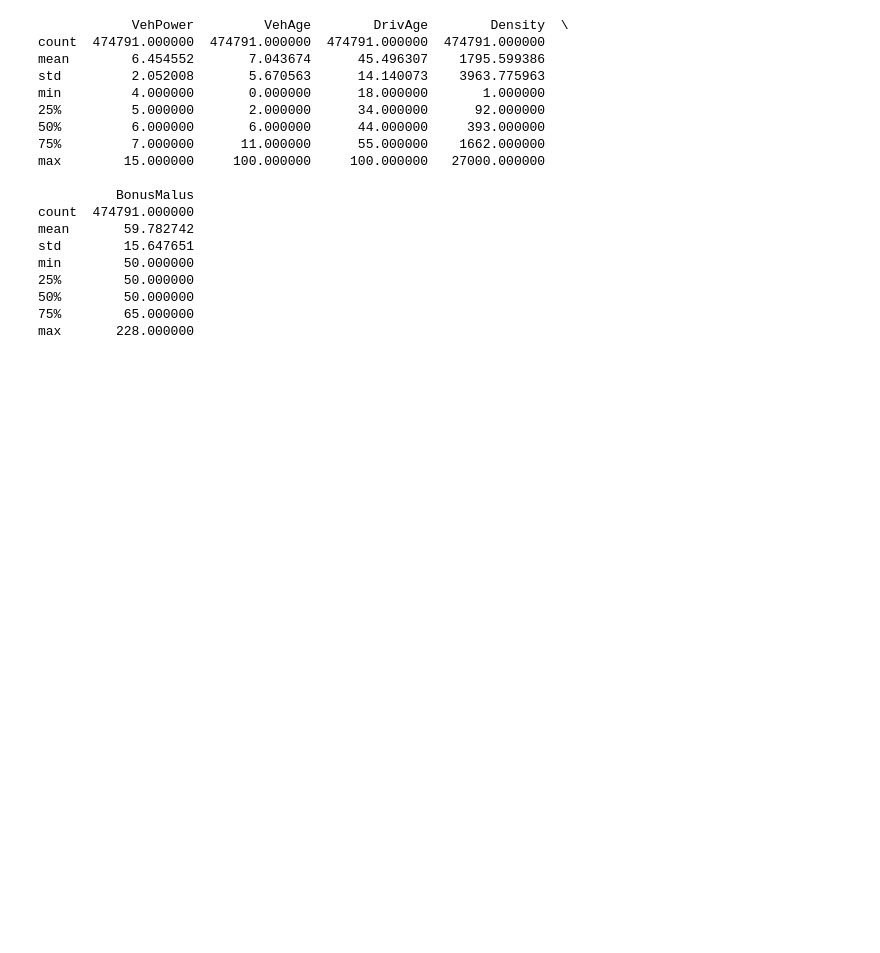
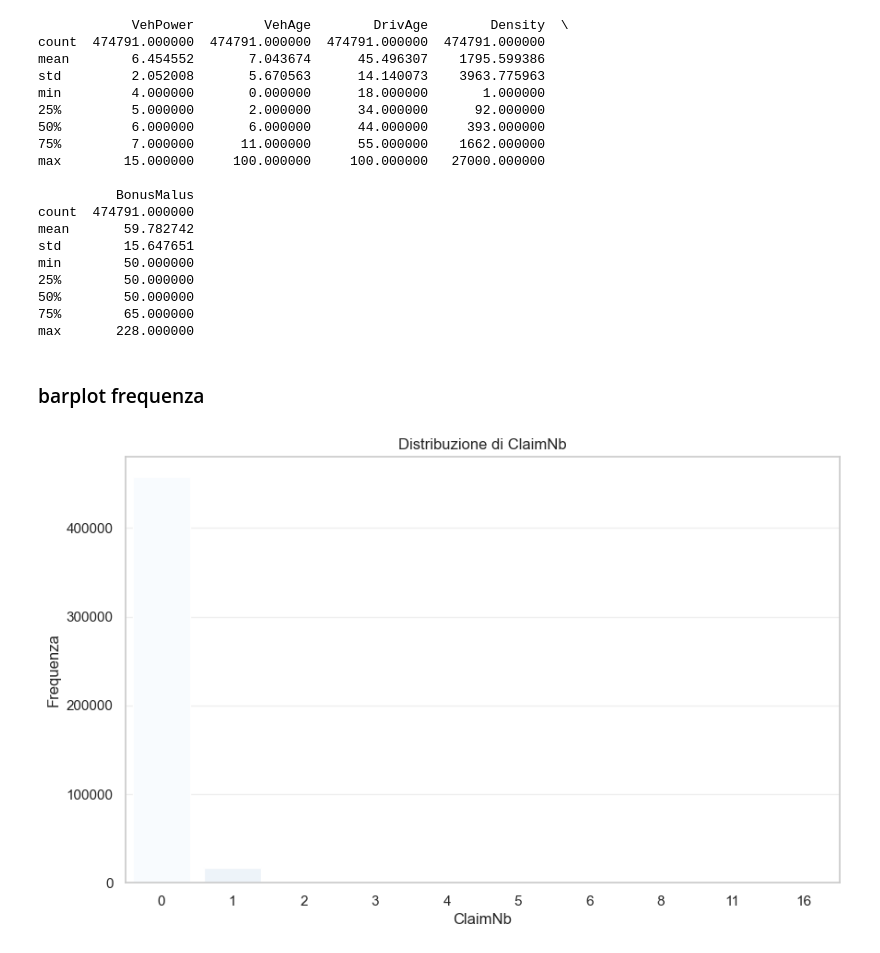
Before and after one commit to spedygiorgio/deployactuarialprod, a Jupyter notebook: notebooks/explore_dataset.ipynb, the cells around one changed output. Drawn from its saved outputs; the diff is of its cells as text; code cells hidden in the pictures; blank space fills up the shorter version.

Commit message:
chore: ho aggiunto barplot di 'frequenza

```diff
--- a/notebooks/explore_dataset.ipynb
+++ b/notebooks/explore_dataset.ipynb
@@ -125,3 +127,15 @@ min        50.000000
 50%        50.000000
 75%        65.000000
 max       228.000000
+# %% [markdown]
+### barplot frequenza
+# %%
+plt.figure(figsize=(10, 6))
+sns.countplot(data=df_train, x='ClaimNb', hue='ClaimNb', palette='Blues', legend=False)
+plt.title('Distribuzione di ClaimNb')
+plt.xlabel('ClaimNb')
+plt.ylabel('Frequenza')
+plt.grid(axis='y', alpha=0.3)
+plt.show()
+# %% [output]
+[figure, added]
```
Also changed, not shown: parts of 1 cell of this notebook.
